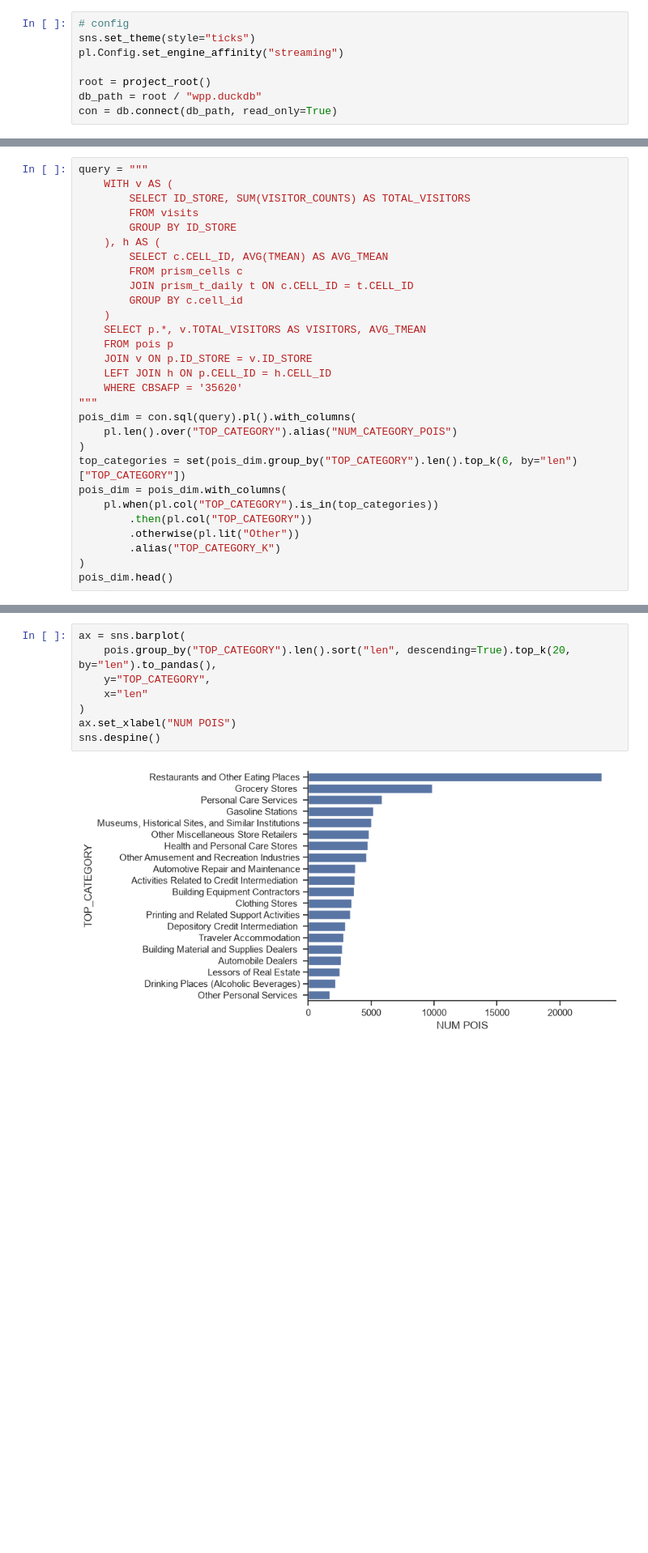
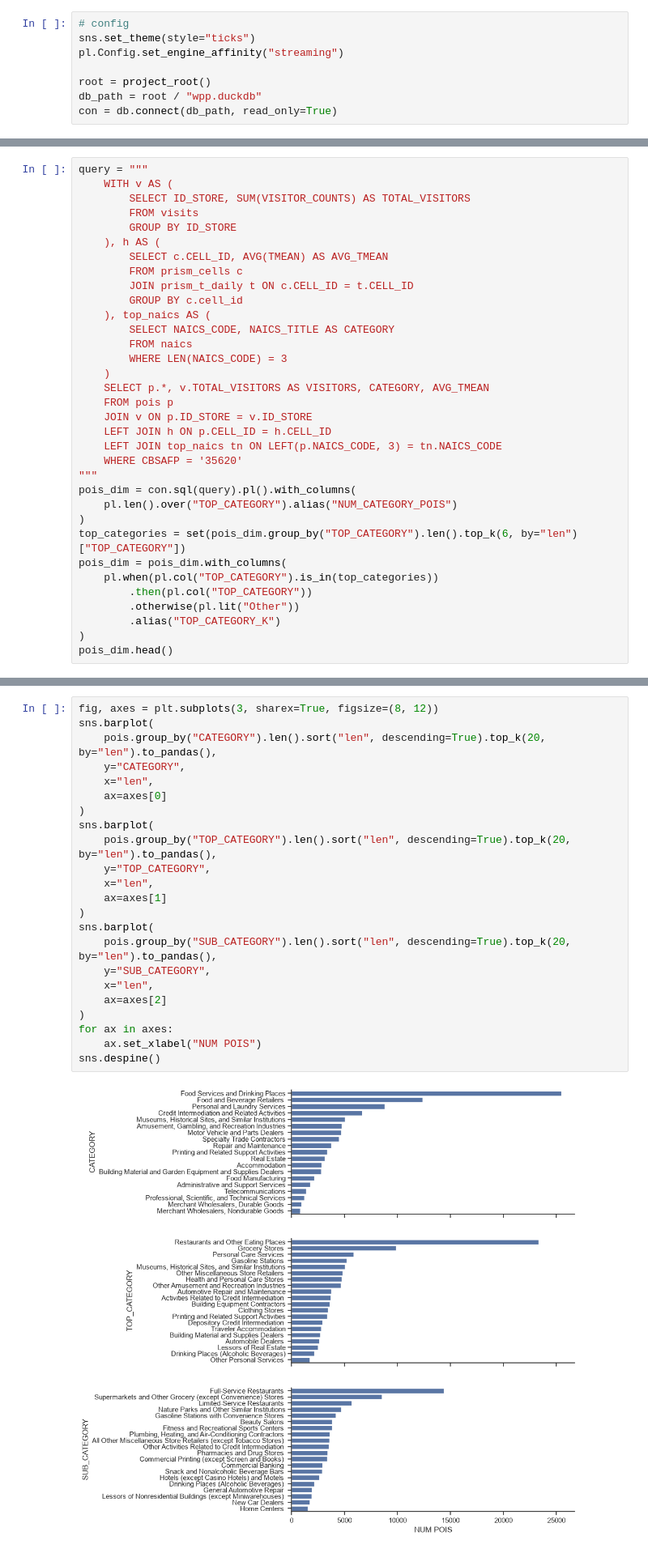
Before and after one commit to marcus-friis/weekly-patterns-plus-exploration, a Jupyter notebook: notebooks/new-york-poi-segregation.ipynb, the cells around one changed output, grey strips where cells are left out. Shown at 81% size. Saved outputs shown, nothing was run; the diff lists cells and outputs as text; blank space fills up the shorter version.

```diff
--- a/notebooks/new-york-poi-segregation.ipynb
+++ b/notebooks/new-york-poi-segregation.ipynb
@@ -43,11 +45,16 @@ query = """
         FROM prism_cells c
         JOIN prism_t_daily t ON c.CELL_ID = t.CELL_ID
         GROUP BY c.cell_id
+    ), top_naics AS (
+        SELECT NAICS_CODE, NAICS_TITLE AS CATEGORY
+        FROM naics
+        WHERE LEN(NAICS_CODE) = 3
     )
-    SELECT p.*, v.TOTAL_VISITORS AS VISITORS, AVG_TMEAN
+    SELECT p.*, v.TOTAL_VISITORS AS VISITORS, CATEGORY, AVG_TMEAN
     FROM pois p
     JOIN v ON p.ID_STORE = v.ID_STORE
     LEFT JOIN h ON p.CELL_ID = h.CELL_ID
+    LEFT JOIN top_naics tn ON LEFT(p.NAICS_CODE, 3) = tn.NAICS_CODE
     WHERE CBSAFP = '35620'
 """
 pois_dim = con.sql(query).pl().with_columns(
@@ -158,13 +172,28 @@ pois = pois_dim.join(poi_visits, on="ID_STORE")
 # %%
-ax = sns.barplot(
+fig, axes = plt.subplots(3, sharex=True, figsize=(8, 12))
+sns.barplot(
+    pois.group_by("CATEGORY").len().sort("len", descending=True).top_k(20, by="len").to_pandas(),
+    y="CATEGORY",
+    x="len",
+    ax=axes[0]
+)
+sns.barplot(
     pois.group_by("TOP_CATEGORY").len().sort("len", descending=True).top_k(20, by="len").to_pandas(),
     y="TOP_CATEGORY",
-    x="len"
+    x="len",
+    ax=axes[1]
 )
-ax.set_xlabel("NUM POIS")
+sns.barplot(
+    pois.group_by("SUB_CATEGORY").len().sort("len", descending=True).top_k(20, by="len").to_pandas(),
+    y="SUB_CATEGORY",
+    x="len",
+    ax=axes[2]
+)
+for ax in axes:
+    ax.set_xlabel("NUM POIS")
 sns.despine()
 # %% [output]
-[figure, old version]
+[figure, new version]
 # %%
 fig, axes = plt.subplots(3, 2, figsize=(8, 12))
 pois_pd = pois.with_columns(
```
Also changed, not shown: parts of 19 cells of this notebook.
